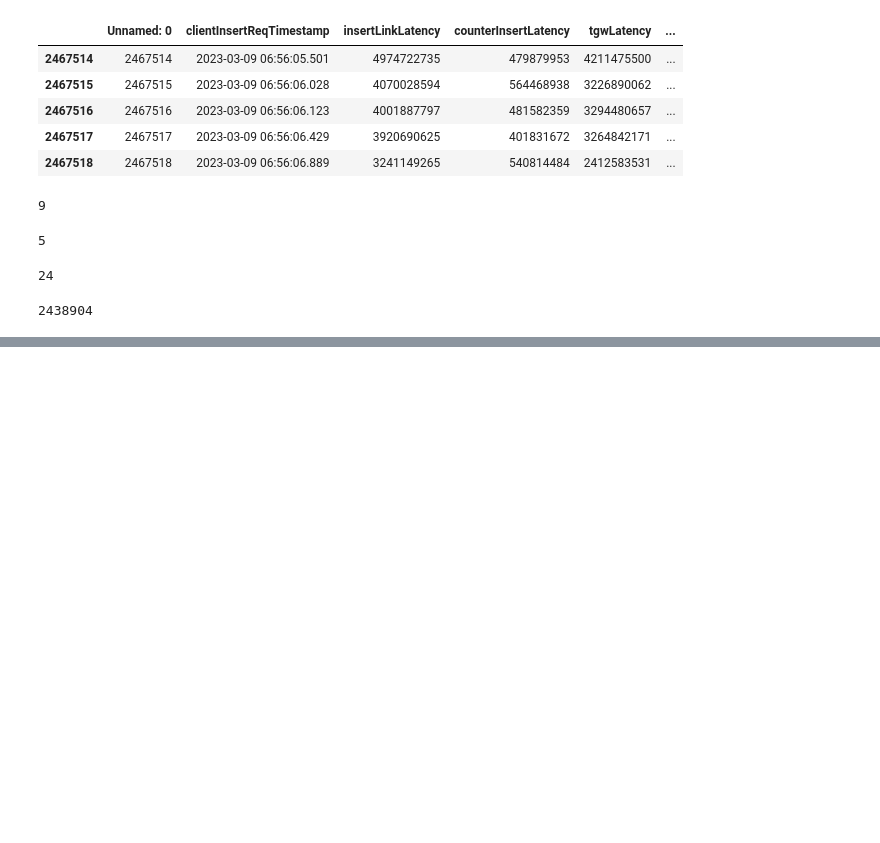
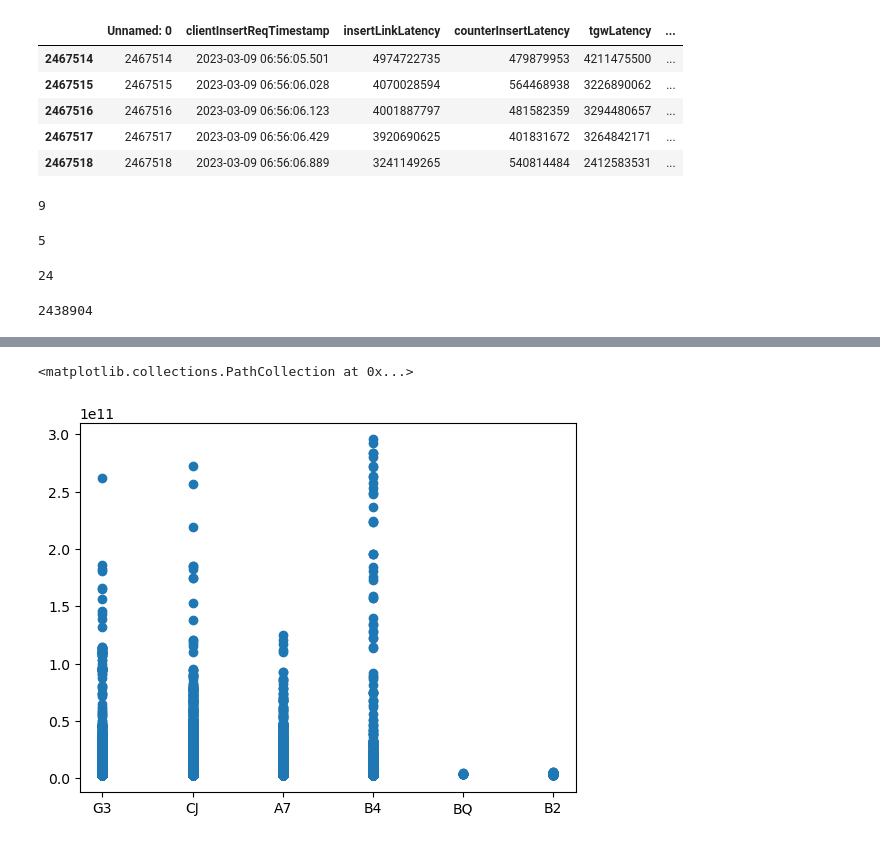
Before and after one commit to stanwu4/SecuritiesAndFutures, a Jupyter notebook: Securities Review.ipynb, the cells around one changed output, grey strips where cells are left out. Saved outputs shown, nothing was run; the diff lists cells and outputs as text; code cells hidden in the pictures; blank space fills up the shorter version.

```diff
--- a/Securities Review.ipynb
+++ b/Securities Review.ipynb
@@ -338,0 +354,5 @@ df['tgwInsertRspId'].nunique()
+# %%
+plt.scatter(list(df['branchId']), df['insertLinkLatency'])
+# %% [output]
+<matplotlib.collections.PathCollection at 0x...>
+[figure, added]
```
Also changed, not shown: parts of 49 cells of this notebook.
